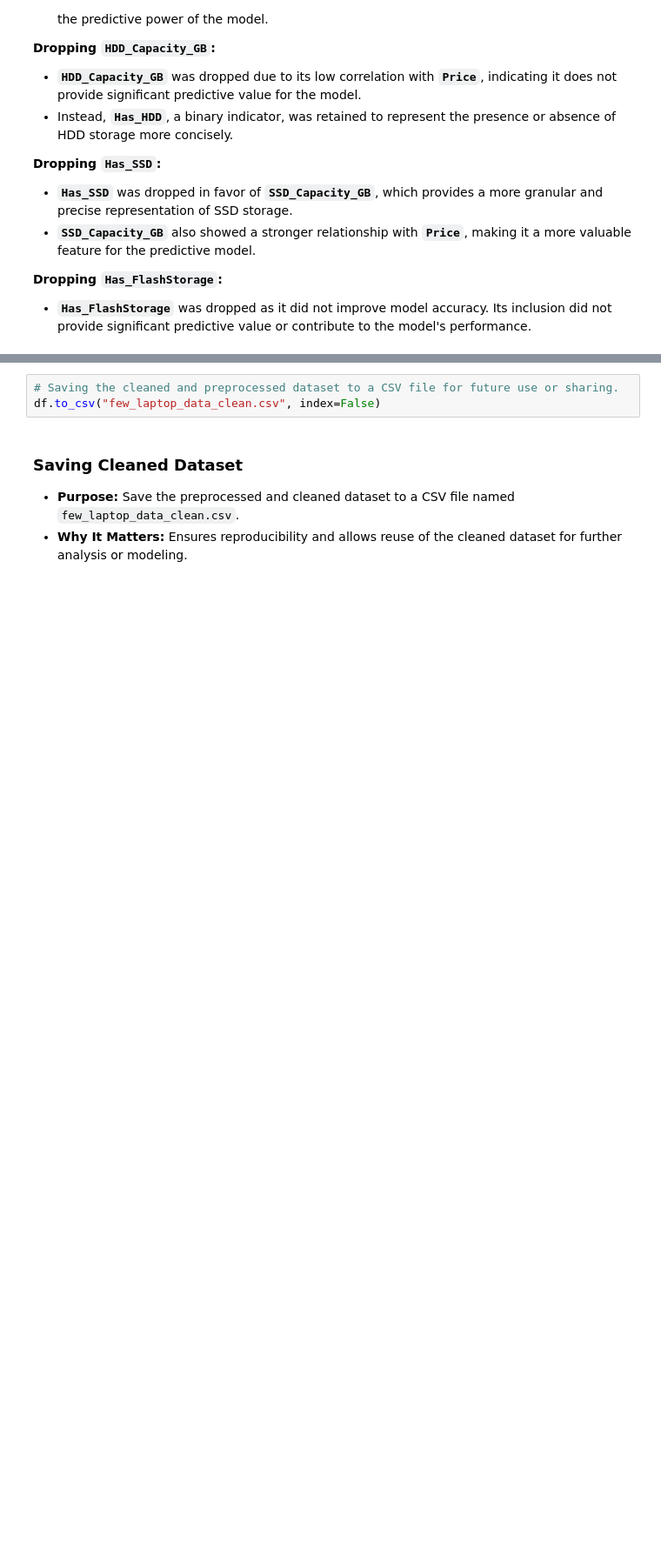
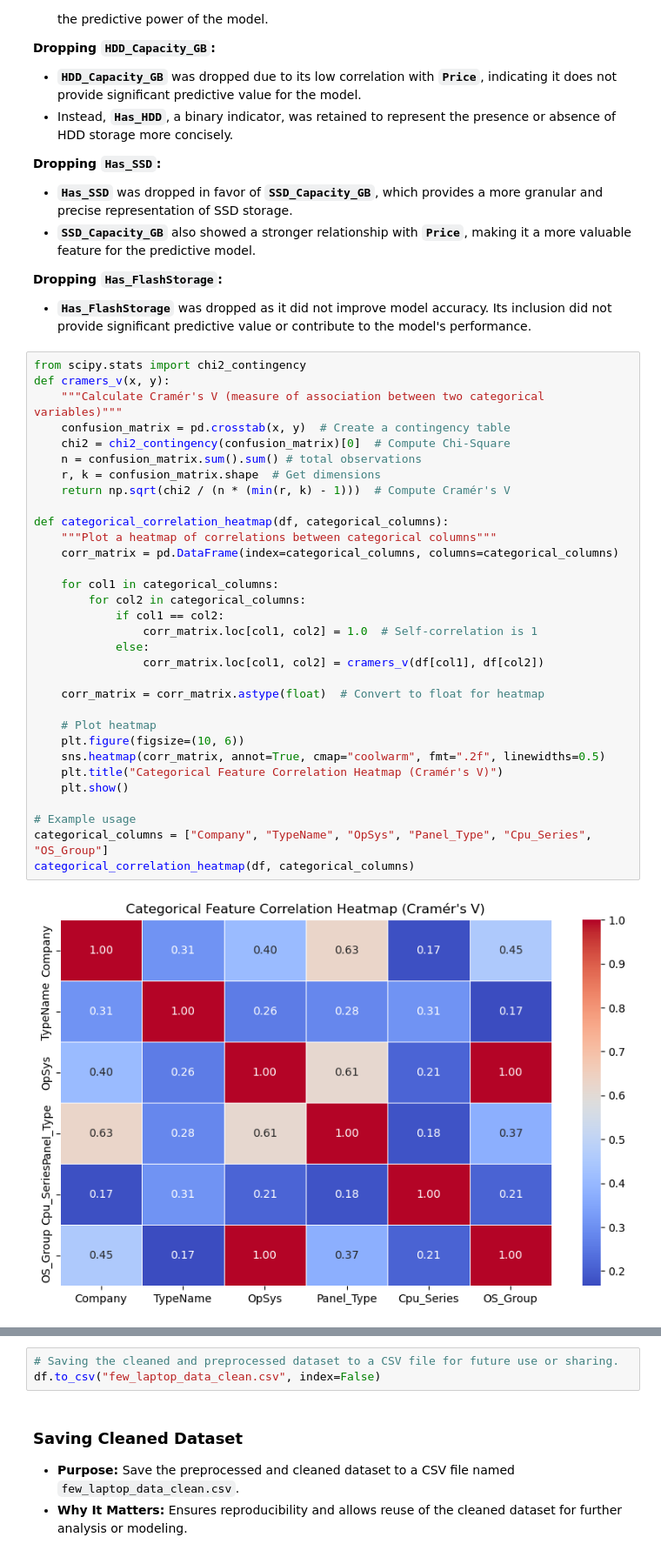
Before and after one commit to Ranjeet-Kumar60/laptop-price-prediction-flask-deployment-, a Jupyter notebook: laptop Price Prediction.ipynb, the cells around one changed output, grey strips where cells are left out. Shown at 87% size. Drawn from its saved outputs; the diff is of its cells as text; blank space fills up the shorter version.

```diff
--- a/laptop Price Prediction.ipynb
+++ b/laptop Price Prediction.ipynb
@@ -629,3 +629,37 @@ df=df.drop(columns=['ScreenResolution','Cpu','Memory','Gpu',"ScreenResolution_Wi
 
 **Dropping `Has_FlashStorage`:**
    - **`Has_FlashStorage`** was dropped as it did not improve model accuracy. Its inclusion did not provide significant predictive value or contribute to the model's performance.
+# %%
+from scipy.stats import chi2_contingency
+def cramers_v(x, y):
+    """Calculate Cramér's V (measure of association between two categorical variables)"""
+    confusion_matrix = pd.crosstab(x, y)  # Create a contingency table
+    chi2 = chi2_contingency(confusion_matrix)[0]  # Compute Chi-Square
+    n = confusion_matrix.sum().sum() # total observations
+    r, k = confusion_matrix.shape  # Get dimensions
+    return np.sqrt(chi2 / (n * (min(r, k) - 1)))  # Compute Cramér's V
+
+def categorical_correlation_heatmap(df, categorical_columns):
+    """Plot a heatmap of correlations between categorical columns"""
+    corr_matrix = pd.DataFrame(index=categorical_columns, columns=categorical_columns)
+
+    for col1 in categorical_columns:
+        for col2 in categorical_columns:
+            if col1 == col2:
+                corr_matrix.loc[col1, col2] = 1.0  # Self-correlation is 1
+            else:
+                corr_matrix.loc[col1, col2] = cramers_v(df[col1], df[col2])
+
+    corr_matrix = corr_matrix.astype(float)  # Convert to float for heatmap
+
+    # Plot heatmap
+    plt.figure(figsize=(10, 6))
+    sns.heatmap(corr_matrix, annot=True, cmap="coolwarm", fmt=".2f", linewidths=0.5)
+    plt.title("Categorical Feature Correlation Heatmap (Cramér's V)")
+    plt.show()
+
+# Example usage
+categorical_columns = ["Company", "TypeName", "OpSys", "Panel_Type", "Cpu_Series", "OS_Group"]
+categorical_correlation_heatmap(df, categorical_columns)
+# %% [output]
+[figure, added]
```
Also changed, not shown: parts of 25 cells of this notebook, 2 other files.
